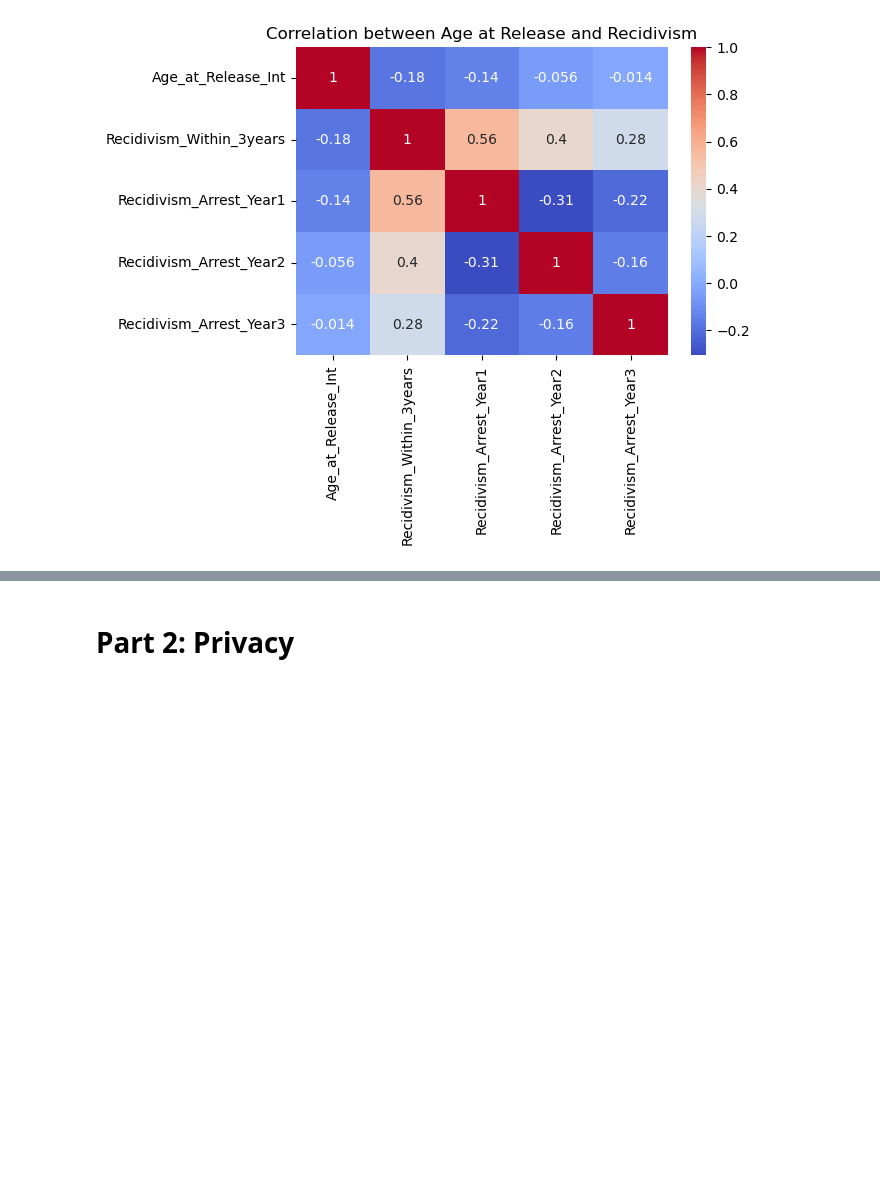
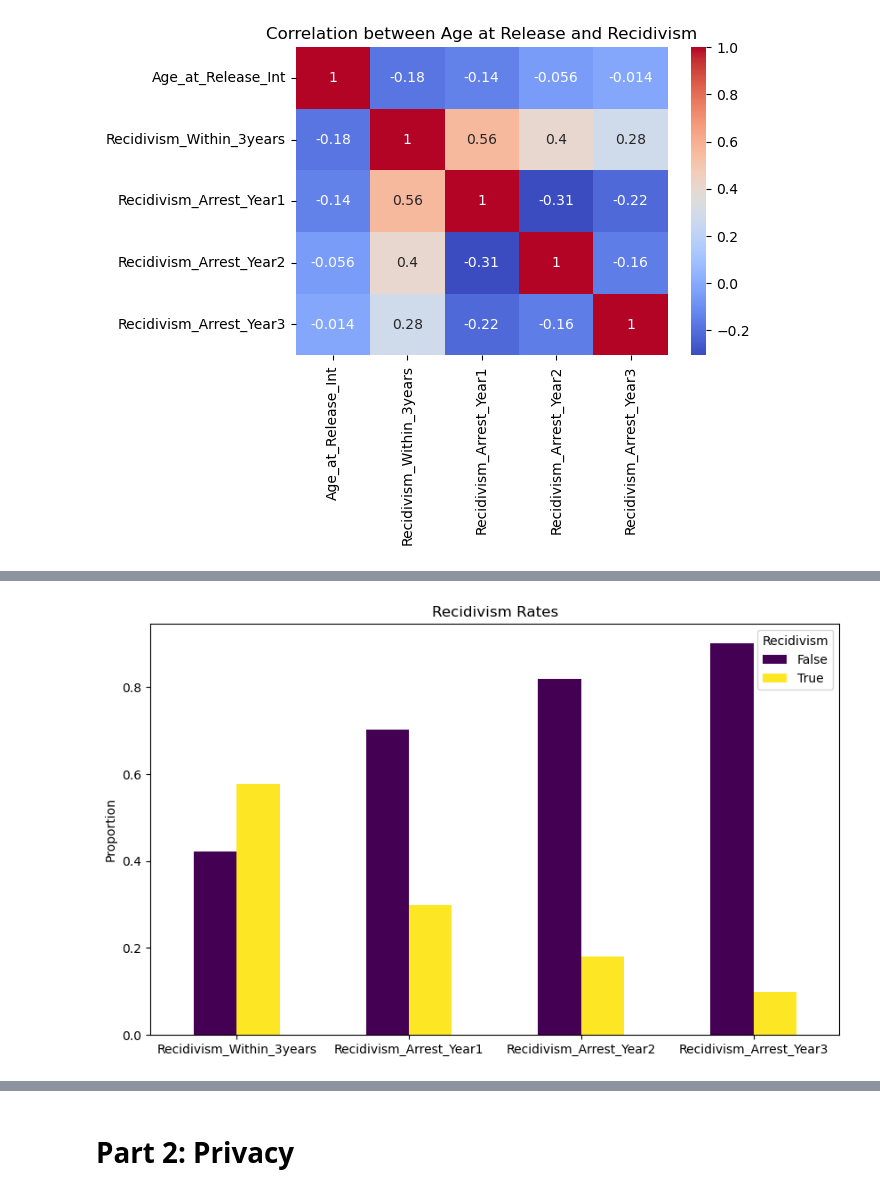
Before and after one commit to RaymondZhang20/DSCI430, a Jupyter notebook: Module 2 assignment-1.ipynb, the cells around one changed output, grey strips where cells are left out. Drawn from its saved outputs; the diff is of its cells as text; code cells hidden in the pictures; blank space fills up the shorter version.

```diff
--- a/Module 2 assignment-1.ipynb
+++ b/Module 2 assignment-1.ipynb
@@ -323,0 +295,10 @@ plt.show()
+# %%
+target_vals_counts = {
+    'Recidivism_Within_3years': df['Recidivism_Within_3years'].value_counts(normalize=True),
+    'Recidivism_Arrest_Year1': df['Recidivism_Arrest_Year1'].value_counts(normalize=True),
+    'Recidivism_Arrest_Year2': df['Recidivism_Arrest_Year2'].value_counts(normalize=True),
+    'Recidivism_Arrest_Year3': df['Recidivism_Arrest_Year3'].value_counts(normalize=True)
+}
+
+target_vals_counts = pd.DataFrame(target_vals_counts).T
+target_vals_counts
@@ -324,2 +311,11 @@ plt.show()
+# %%
+target_vals_counts.plot(kind='bar', figsize=(10, 6), colormap='viridis')
+plt.title('Recidivism Rates')
+plt.ylabel('Proportion')
+plt.xticks(rotation=0)
+plt.legend(title='Recidivism')
+plt.show()
+# %% [output]
+[figure, added]
 # %% [markdown]
 #### 5. Is the target variable balanced *across protected segments of the population?* What could happen if this is not the case?
```
Also changed, not shown: parts of 21 cells of this notebook.
